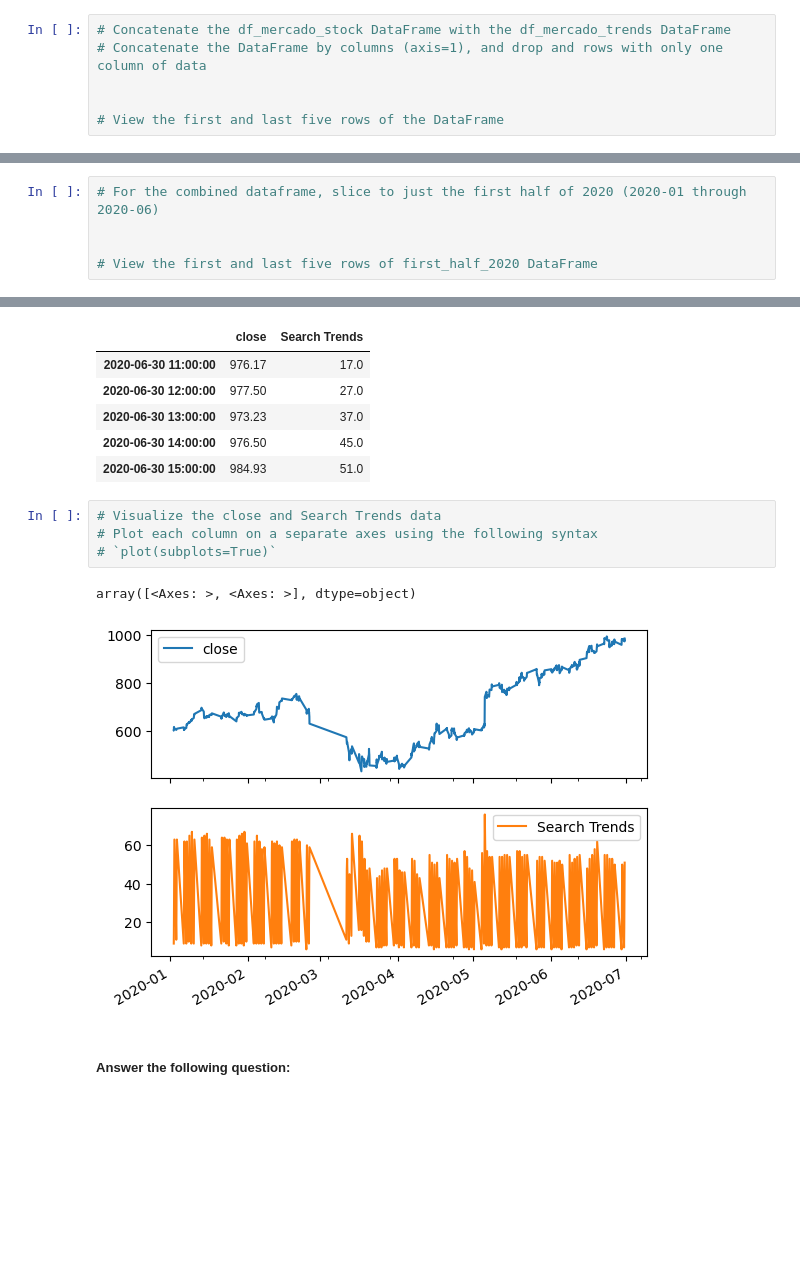
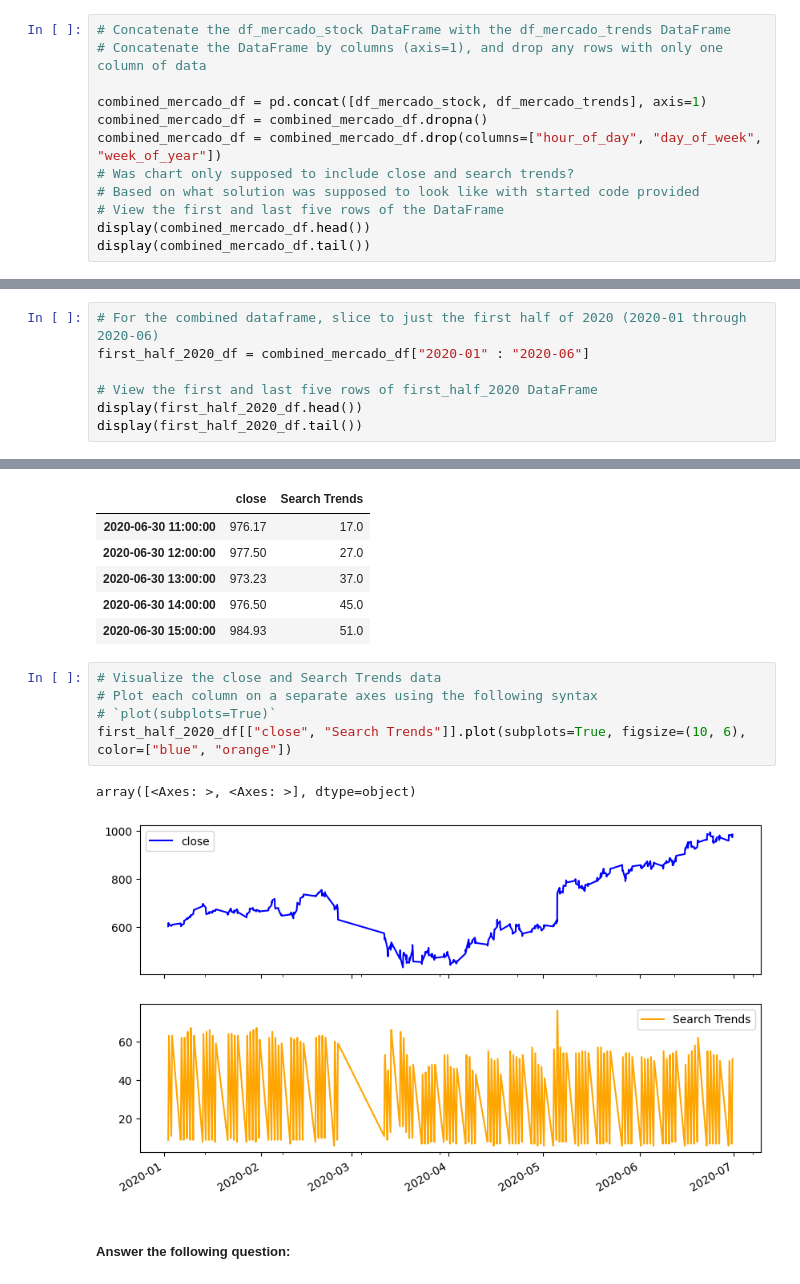
Before and after one commit to srhill12/prophet-challenge, a Jupyter notebook: forecasting_net_prophet.ipynb, the cells around one changed output, grey strips where cells are left out. Cells and saved outputs as stored; diff of their text form; blank space fills up the shorter version.

```diff
--- a/forecasting_net_prophet.ipynb
+++ b/forecasting_net_prophet.ipynb
@@ -256,9 +257,15 @@ display(df_mercado_stock.tail())
 # %%
 # Concatenate the df_mercado_stock DataFrame with the df_mercado_trends DataFrame
-# Concatenate the DataFrame by columns (axis=1), and drop and rows with only one column of data
+# Concatenate the DataFrame by columns (axis=1), and drop any rows with only one column of data
 
-
+combined_mercado_df = pd.concat([df_mercado_stock, df_mercado_trends], axis=1)
+combined_mercado_df = combined_mercado_df.dropna()
+combined_mercado_df = combined_mercado_df.drop(columns=["hour_of_day", "day_of_week", "week_of_year"])
+# Was chart only supposed to include close and search trends?
+# Based on what solution was supposed to look like with started code provided
 # View the first and last five rows of the DataFrame
+display(combined_mercado_df.head())
+display(combined_mercado_df.tail())
 # %% [output]
 |  | close | Search Trends |
 | 2016-06-01 09:00:00 | 135.16 | 6.0 |
@@ -276,9 +283,11 @@ display(df_mercado_stock.tail())
 #### Step 2: Market events emerged during the year of 2020 that many companies found difficult. But, after the initial shock to global financial markets, new customers and revenue increased for e-commerce platforms. Slice the data to just the first half of 2020 (`2020-01` to `2020-06` in the DataFrame), and then plot the data. Do both time series indicate a common trend that’s consistent with this narrative?
 # %%
 # For the combined dataframe, slice to just the first half of 2020 (2020-01 through 2020-06)
-
+first_half_2020_df = combined_mercado_df["2020-01" : "2020-06"]
 
 # View the first and last five rows of first_half_2020 DataFrame
+display(first_half_2020_df.head())
+display(first_half_2020_df.tail())
 # %% [output]
 |  | close | Search Trends |
 | 2020-01-02 09:00:00 | 601.085 | 9.0 |
@@ -295,10 +304,11 @@ display(df_mercado_stock.tail())
 # %%
 # Visualize the close and Search Trends data
 # Plot each column on a separate axes using the following syntax
 # `plot(subplots=True)`
+first_half_2020_df[["close", "Search Trends"]].plot(subplots=True, figsize=(10, 6), color=["blue", "orange"])
 # %% [output]
 array([<Axes: >, <Axes: >], dtype=object)
-[figure, old version]
+[figure, new version]
 # %% [markdown]
 ##### Answer the following question:
 # %% [markdown]
```
Also changed, not shown: parts of 25 cells of this notebook.
